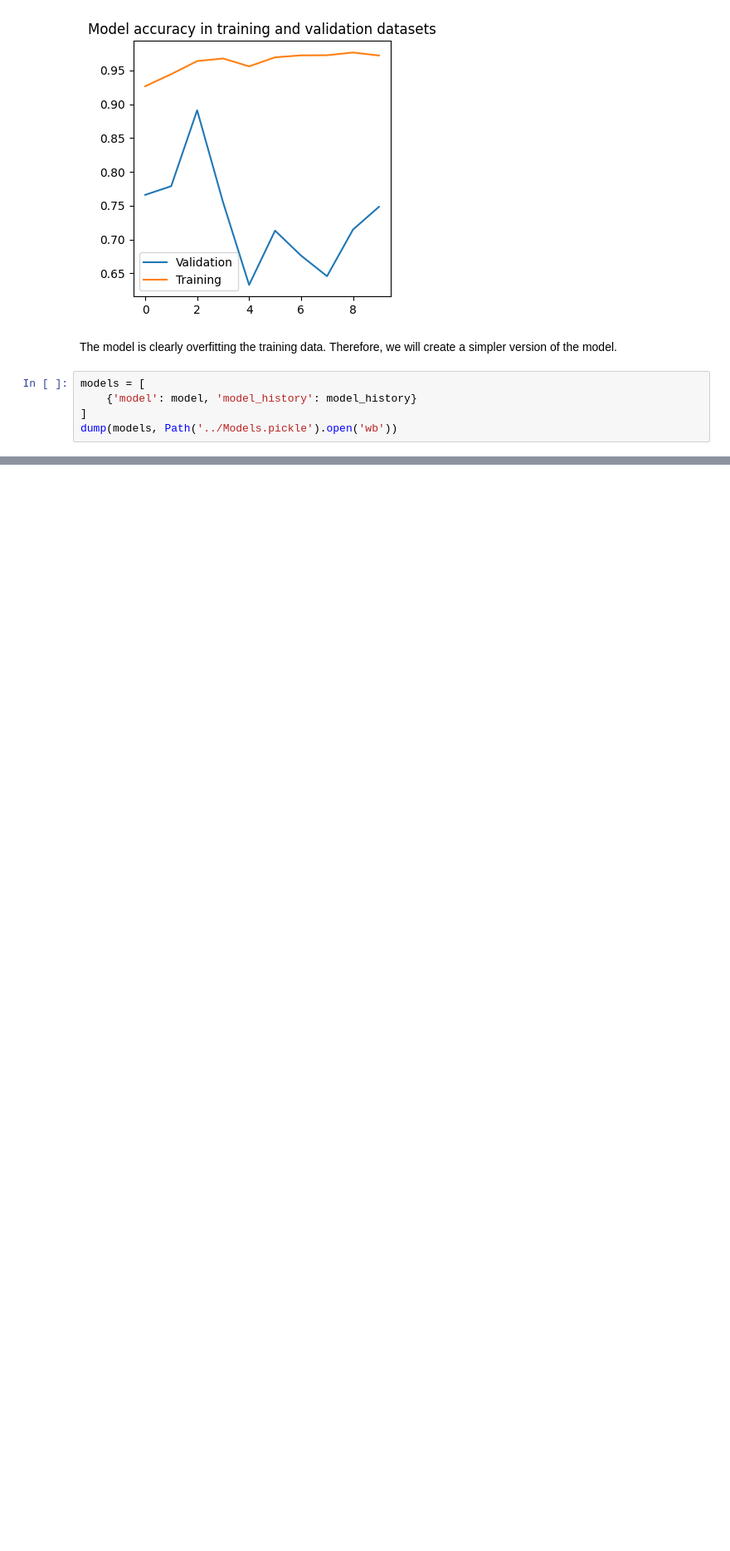
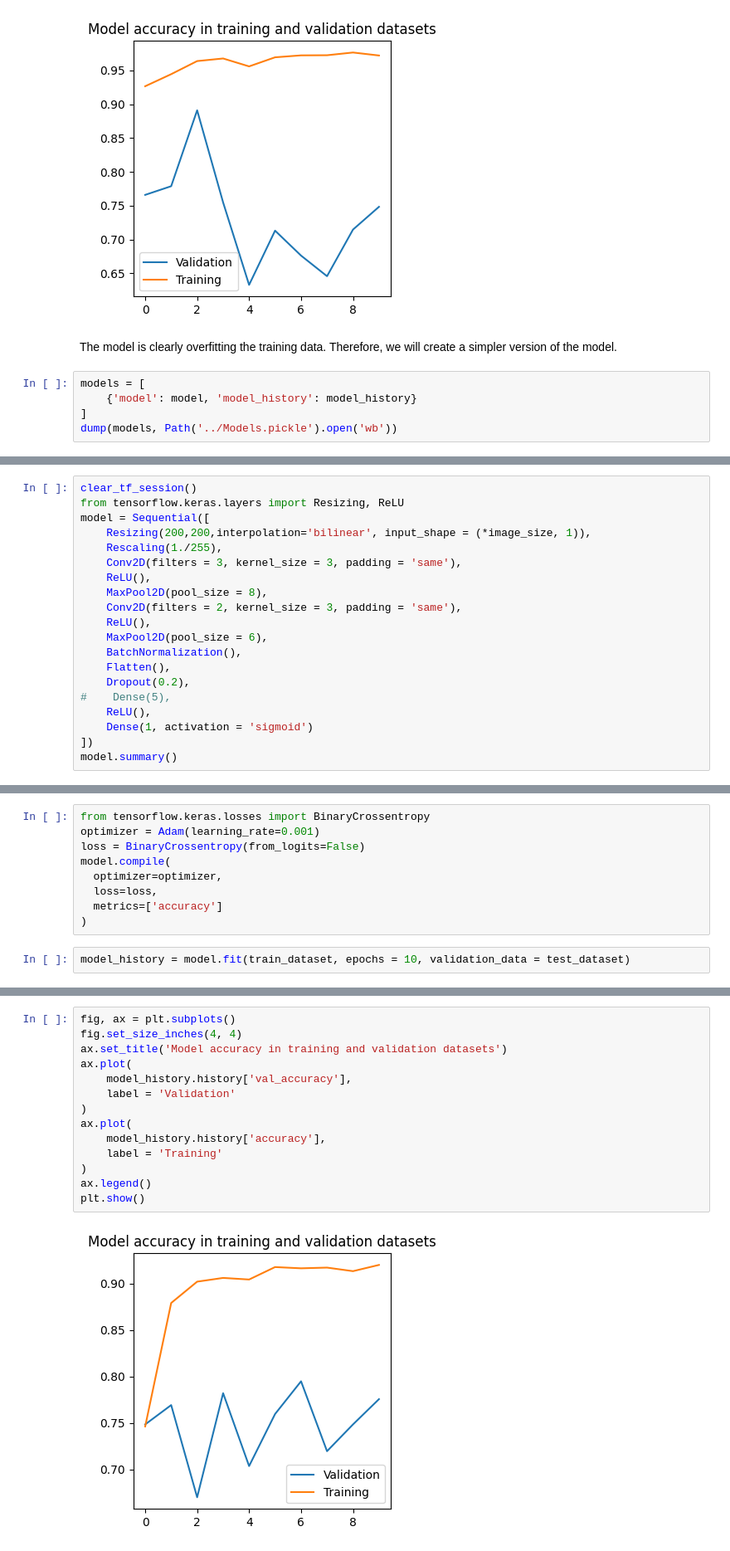
Before and after one commit to sarambulo/Pneumonia_detection, a Jupyter notebook: notebooks/Pneumonia_detection.ipynb, the cells around one changed output, grey strips where cells are left out. Shown at 83% size. Saved outputs shown, nothing was run; the diff lists cells and outputs as text; blank space fills up the shorter version.

Commit message:
New simplified version of the model

```diff
--- a/notebooks/Pneumonia_detection.ipynb
+++ b/notebooks/Pneumonia_detection.ipynb
@@ -337,0 +346,20 @@ dump(models, Path('../Models.pickle').open('wb'))
+# %%
+clear_tf_session()
+from tensorflow.keras.layers import Resizing, ReLU
+model = Sequential([
+    Resizing(200,200,interpolation='bilinear', input_shape = (*image_size, 1)),
+    Rescaling(1./255),
+    Conv2D(filters = 3, kernel_size = 3, padding = 'same'),
+    ReLU(),
+    MaxPool2D(pool_size = 8),
+    Conv2D(filters = 2, kernel_size = 3, padding = 'same'),
+    ReLU(),
+    MaxPool2D(pool_size = 6),
+    BatchNormalization(),
+    Flatten(),
+    Dropout(0.2),
+#    Dense(5),
+    ReLU(),
+    Dense(1, activation = 'sigmoid')
+])
+model.summary()
@@ -337,0 +384,11 @@ dump(models, Path('../Models.pickle').open('wb'))
+# %%
+from tensorflow.keras.losses import BinaryCrossentropy
+optimizer = Adam(learning_rate=0.001)
+loss = BinaryCrossentropy(from_logits=False)
+model.compile(
+  optimizer=optimizer,
+  loss=loss,
+  metrics=['accuracy']
+)
+# %%
+model_history = model.fit(train_dataset, epochs = 10, validation_data = test_dataset)
@@ -337,0 +416,16 @@ dump(models, Path('../Models.pickle').open('wb'))
+# %%
+fig, ax = plt.subplots()
+fig.set_size_inches(4, 4)
+ax.set_title('Model accuracy in training and validation datasets')
+ax.plot(
+    model_history.history['val_accuracy'],
+    label = 'Validation'
+)
+ax.plot(
+    model_history.history['accuracy'],
+    label = 'Training'
+)
+ax.legend()
+plt.show()
+# %% [output]
+[figure, added]
```
Also changed, not shown: parts of 11 cells of this notebook.
